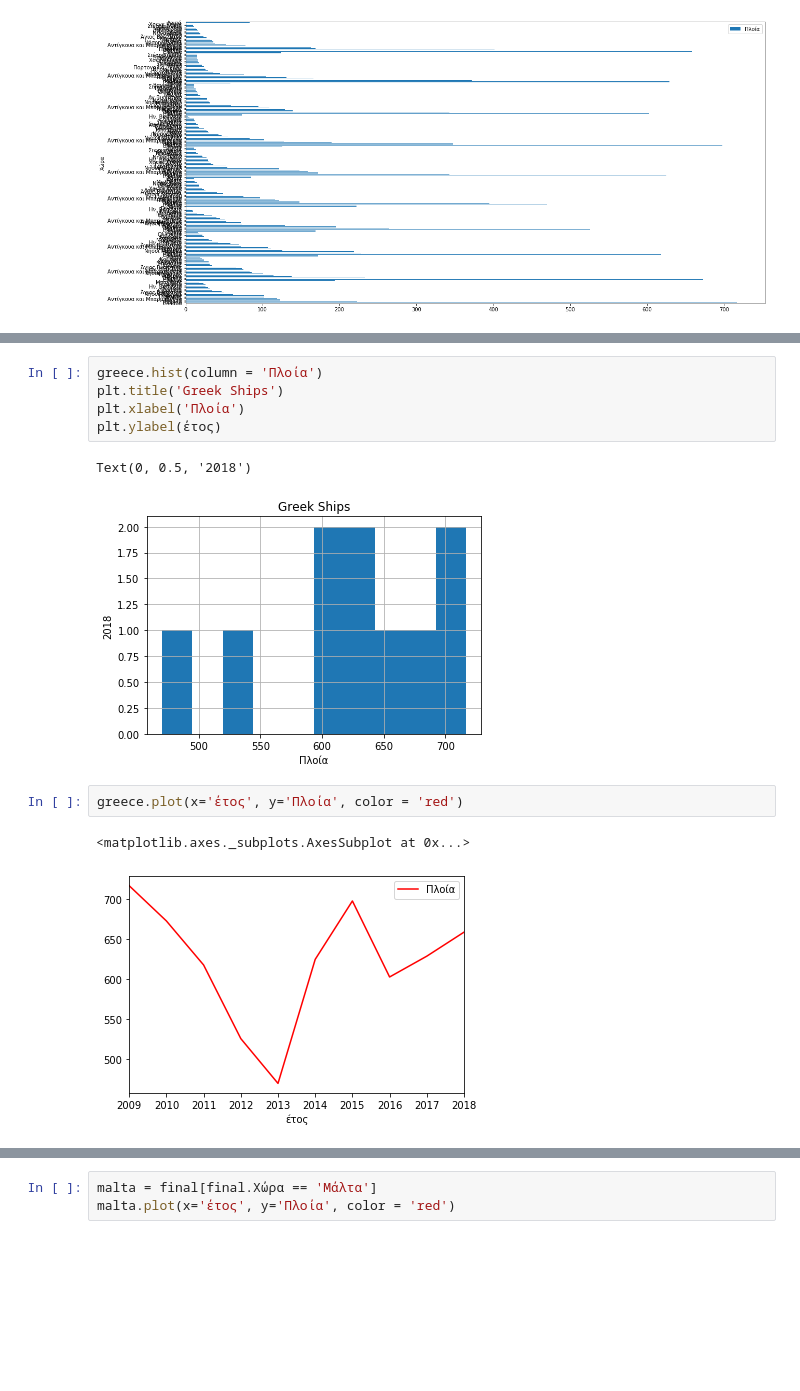
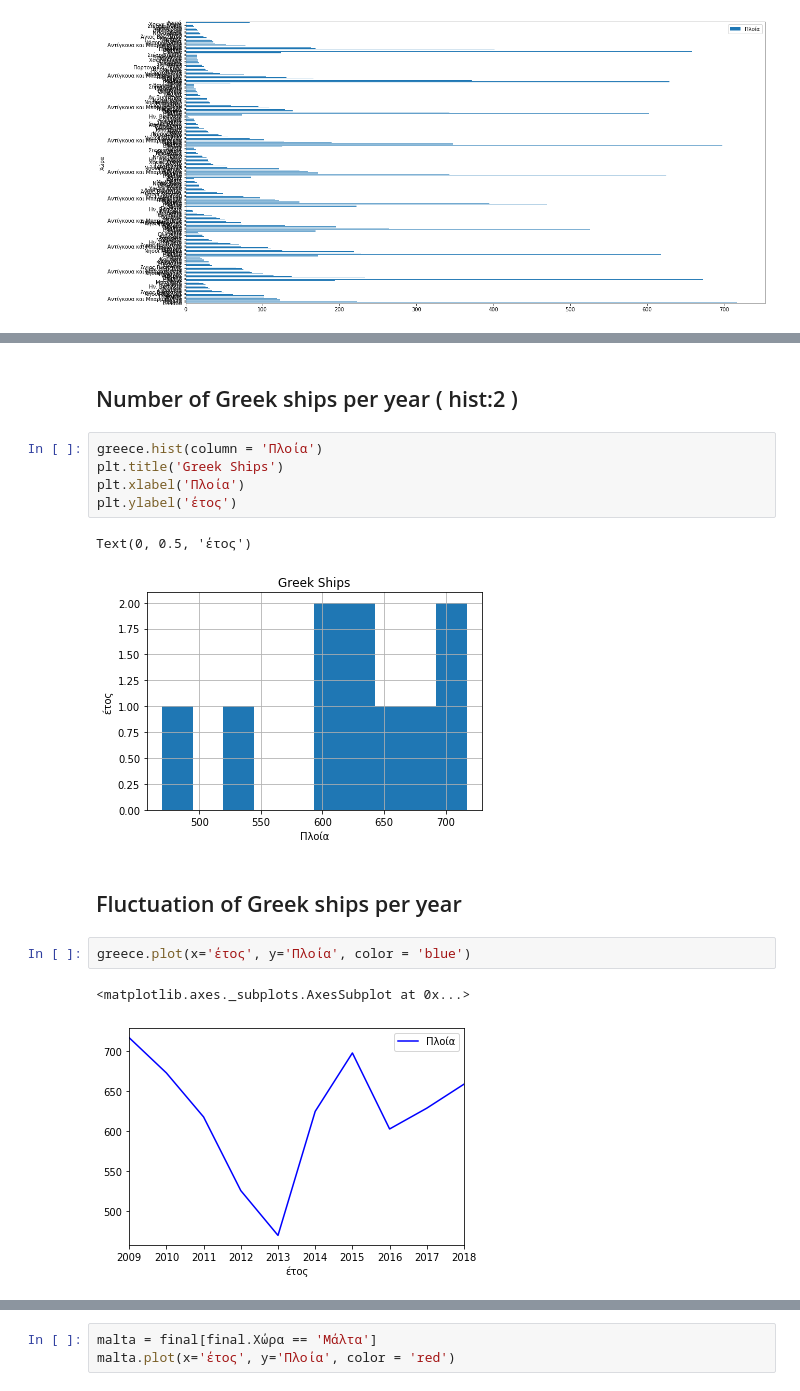
Before and after one commit to kosmaspanag/data-studio-projects, a Jupyter notebook: Ship_Trafic_Thessaloniki_Port.ipynb, the cells around one changed output, grey strips where cells are left out. Drawn from its saved outputs; the diff is of its cells as text; blank space fills up the shorter version.

```diff
--- a/Ship_Trafic_Thessaloniki_Port.ipynb
+++ b/Ship_Trafic_Thessaloniki_Port.ipynb
@@ -1039,13 +1064,17 @@ array([[<matplotlib.axes._subplots.AxesSubplot object at 0x...>]],
+# %% [markdown]
+## Number of Greek ships per year ( hist:2 )
 # %%
 greece.hist(column = 'Πλοία')
 plt.title('Greek Ships')
 plt.xlabel('Πλοία')
-plt.ylabel(έτος)
+plt.ylabel('έτος')
 # %% [output]
-Text(0, 0.5, '2018')
+Text(0, 0.5, 'έτος')
-[figure, old version]
+[figure, new version]
+# %% [markdown]
+## Fluctuation of Greek ships per year
 # %%
-greece.plot(x='έτος', y='Πλοία', color = 'red')
+greece.plot(x='έτος', y='Πλοία', color = 'blue')
 # %% [output]
 <matplotlib.axes._subplots.AxesSubplot at 0x...>
-[figure, old version]
+[figure, new version]
```
Also changed, not shown: parts of 29 cells of this notebook.
